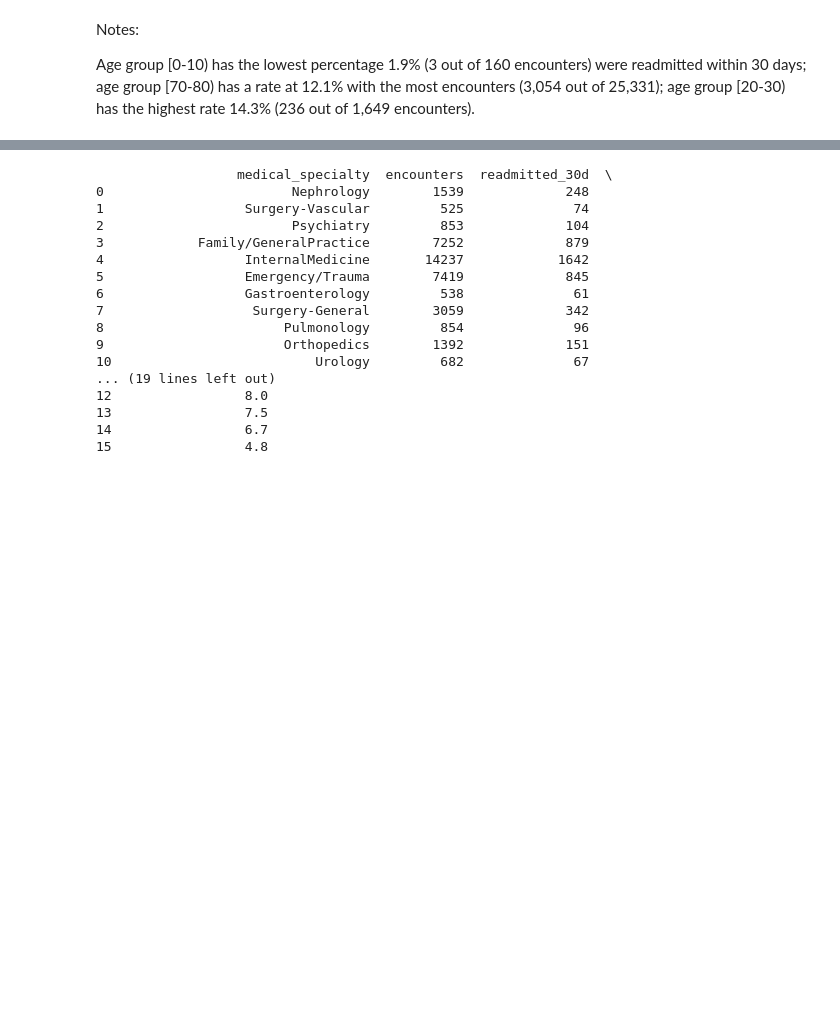
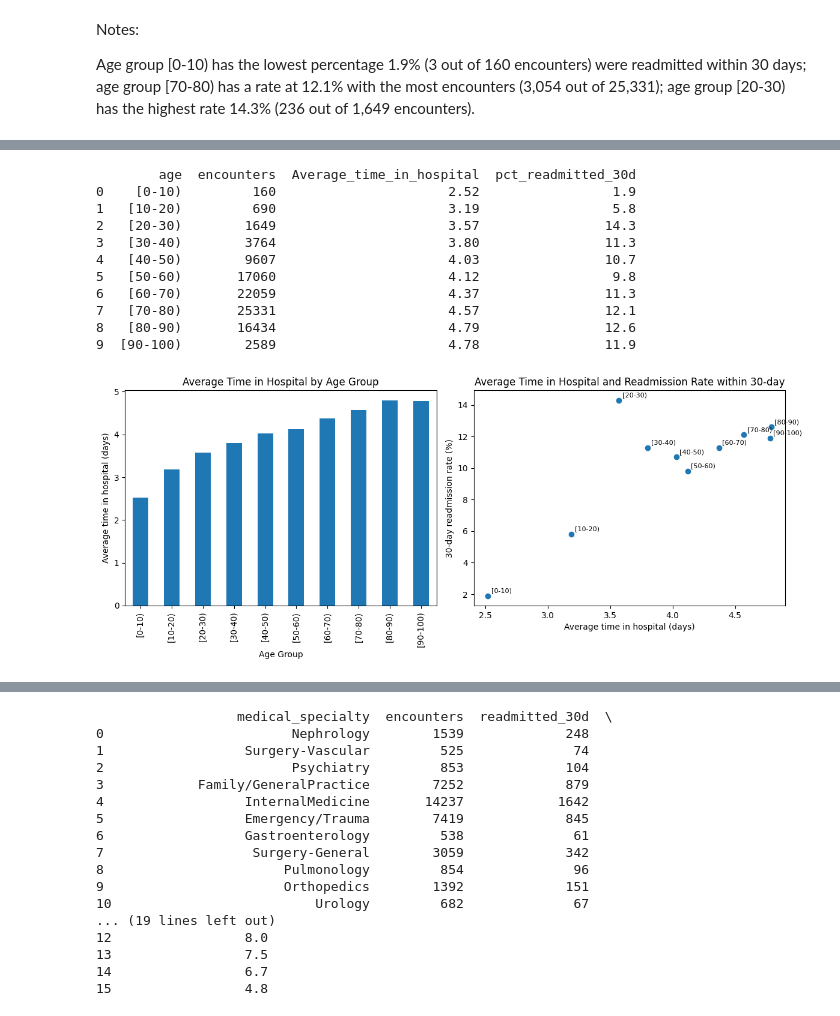
Before and after one commit to JasonLou622/Hospital-readmissions-analysis, a Jupyter notebook: diabetes_readmission_analysis.ipynb, the cells around one changed output, grey strips where cells are left out. Cells and saved outputs as stored; diff of their text form; code cells hidden in the pictures; blank space fills up the shorter version.

Commit message:
Updated .gitignore, README.md, and diabetes_reeadmission_analysis.ipynb files.

```diff
--- a/diabetes_readmission_analysis.ipynb
+++ b/diabetes_readmission_analysis.ipynb
@@ -373,0 +374,46 @@ The rates rises from 8.4% at one day to 14.8% at ten days, then fluctuates from
+# %%
+# Analysis 5: Examines the average time in hospital for each age group
+query = '''
+SELECT
+    age,
+    COUNT(*) AS encounters,
+    ROUND(AVG(time_in_hospital), 2) AS Average_time_in_hospital,
+    ROUND(100.0 * SUM(1) FILTER (WHERE readmitted = '<30') / COUNT(*), 1) AS pct_readmitted_30d
+FROM diabetes_data_cleaned
+GROUP BY age
+ORDER BY age;
+'''
+
+result = pd.read_sql(query, conn)
+print(result)
+
+fig, (ax1, ax2) = plt.subplots(1, 2, figsize=(12, 5))
+result.plot(x="age", y="Average_time_in_hospital", kind="bar", legend=False, ax=ax1)
+ax1.set_ylabel("Average time in hospital (days)")
+ax1.set_title("Average Time in Hospital by Age Group")
+ax1.set_xlabel("Age Group")
+
+#result.plot(x="Average_time_in_hospital", y="pct_readmitted_30d", kind="bar", legend=False, ax=ax2)
+ax2.scatter(result["Average_time_in_hospital"], result["pct_readmitted_30d"])
+for _, row in result.iterrows():
+    ax2.annotate(row["age"], (row["Average_time_in_hospital"], row["pct_readmitted_30d"]),
+                 textcoords="offset points", xytext=(4,4), fontsize=8)
+ax2.set_ylabel("30-day readmission rate (%)")
+ax2.set_title("Average Time in Hospital and Readmission Rate within 30-day")
+ax2.set_xlabel("Average time in hospital (days)")
+
+plt.tight_layout()
+plt.show()
+# %% [output]
+        age  encounters  Average_time_in_hospital  pct_readmitted_30d
+0    [0-10)         160                      2.52                 1.9
+1   [10-20)         690                      3.19                 5.8
+2   [20-30)        1649                      3.57                14.3
+3   [30-40)        3764                      3.80                11.3
+4   [40-50)        9607                      4.03                10.7
+5   [50-60)       17060                      4.12                 9.8
+6   [60-70)       22059                      4.37                11.3
+7   [70-80)       25331                      4.57                12.1
+8   [80-90)       16434                      4.79                12.6
+9  [90-100)        2589                      4.78                11.9
+[figure, added]
```
Also changed, not shown: parts of 9 cells of this notebook, 2 other files.
